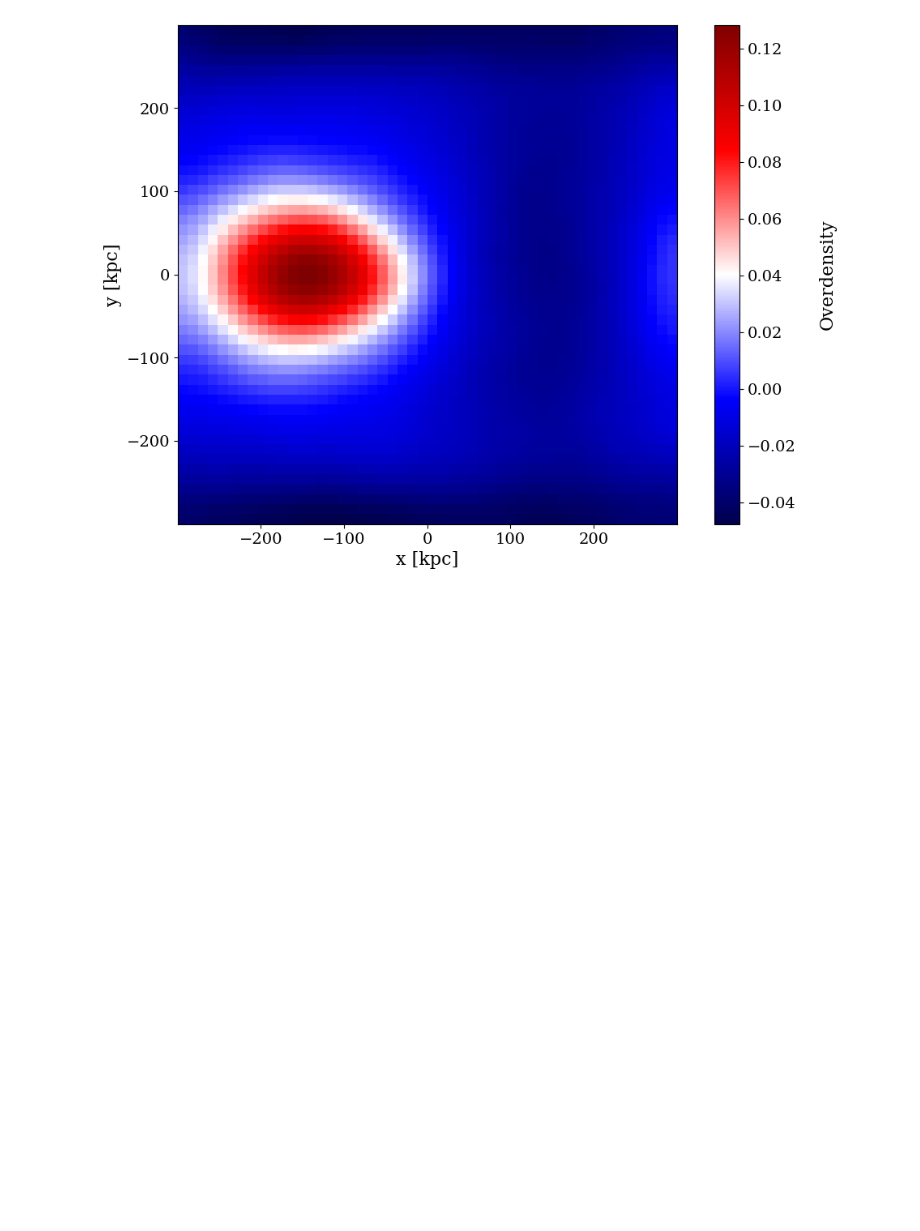
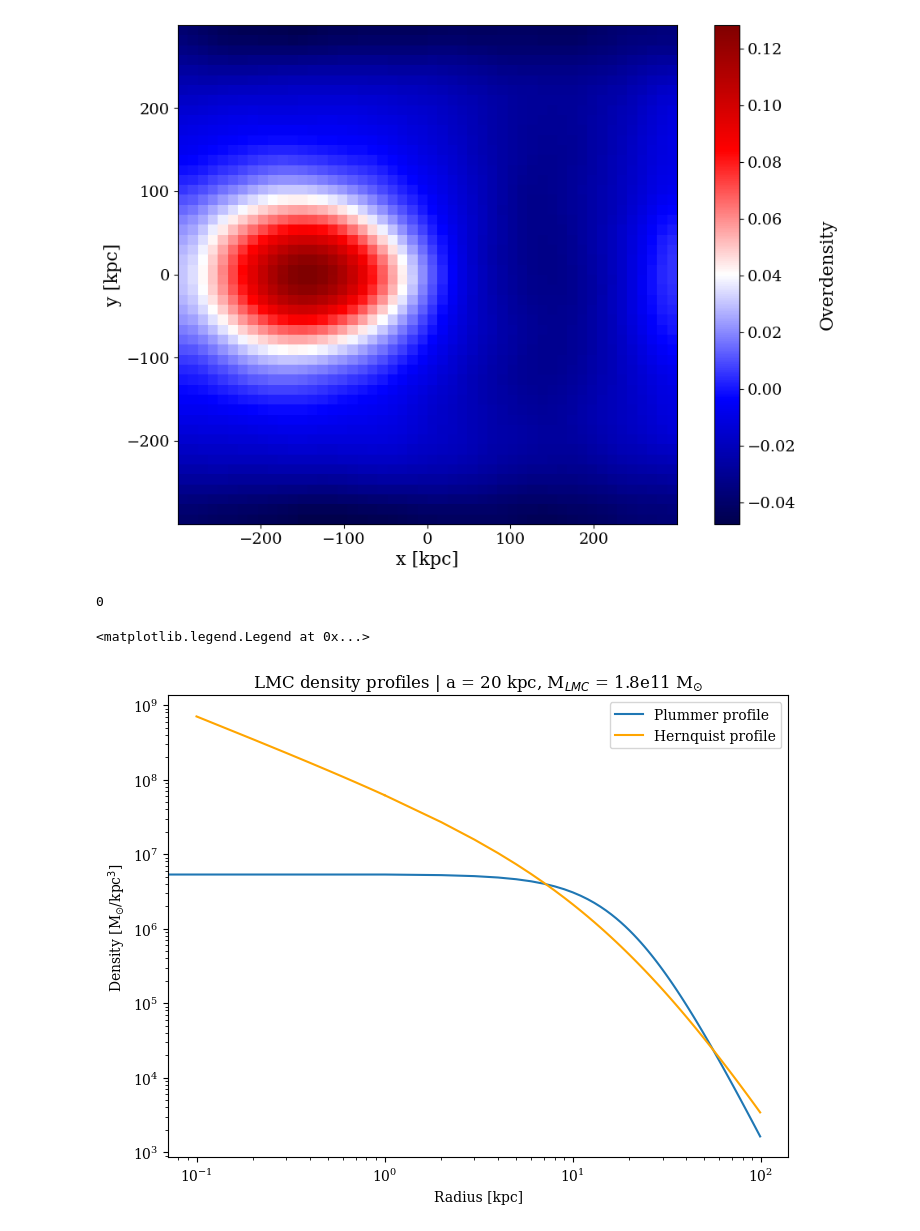
Before and after one commit to TheArchAstronomer/My_thesis, a Jupyter notebook: Plummer_profile.ipynb, the cells around one changed output. Saved outputs shown, nothing was run; the diff lists cells and outputs as text; code cells hidden in the pictures; blank space fills up the shorter version.

```diff
--- a/Plummer_profile.ipynb
+++ b/Plummer_profile.ipynb
@@ -61,3 +61,35 @@ plot_OD_gaussian(x, y, (50, 50), 2,'x [kpc]', 'y [kpc]')
 # %% [output]
 <matplotlib.image.AxesImage at 0x...>
 [figure]
+# %%
+print(int(0.1))
+# %% [output]
+0
+# %%
+mass_LMC = 1.8 * 1e11
+r_a = 20.0
+r = list(range(0, 100))
+r = np.array(r)
+sss = [0.1, 0.2, 0.3, 0.4, 0.5, 0.6, 0.7, 0.8, 0.9, 1.0]
+sss = np.array(sss)
+# %%
+plummer_density = (3 * mass_LMC / (4 * np.pi * r_a**3)) * (1 + (r / r_a)**2)**(-5/2)
+hernquist_density = (mass_LMC / (2 * np.pi)) * (r_a / (r * (r + r_a)**3))
+hern = (mass_LMC / (2 * np.pi)) * (r_a / (sss * (sss + r_a)**3))
+# %%
+plt.rc('text', usetex=False)
+plt.rc('font', family='serif')
+
+plt.figure(figsize=(8, 6))
+plt.plot(r, plummer_density, label='Plummer profile')
+plt.plot(r, hernquist_density, label='Hernquist profile', color='orange')
+plt.plot(sss, hern, color='orange')
+plt.title('LMC density profiles | a = 20 kpc, M$_{LMC}$ = 1.8e11 M$_{\odot}$')
+plt.xscale('log')
+plt.yscale('log')
+plt.ylabel(r'Density [M$_{\odot}$/kpc$^3$]')
+plt.xlabel('Radius [kpc]')
+plt.legend()
+# %% [output]
+<matplotlib.legend.Legend at 0x...>
+[figure, added]
```
Also changed, not shown: parts of 1 cell of this notebook, 1 other file.
